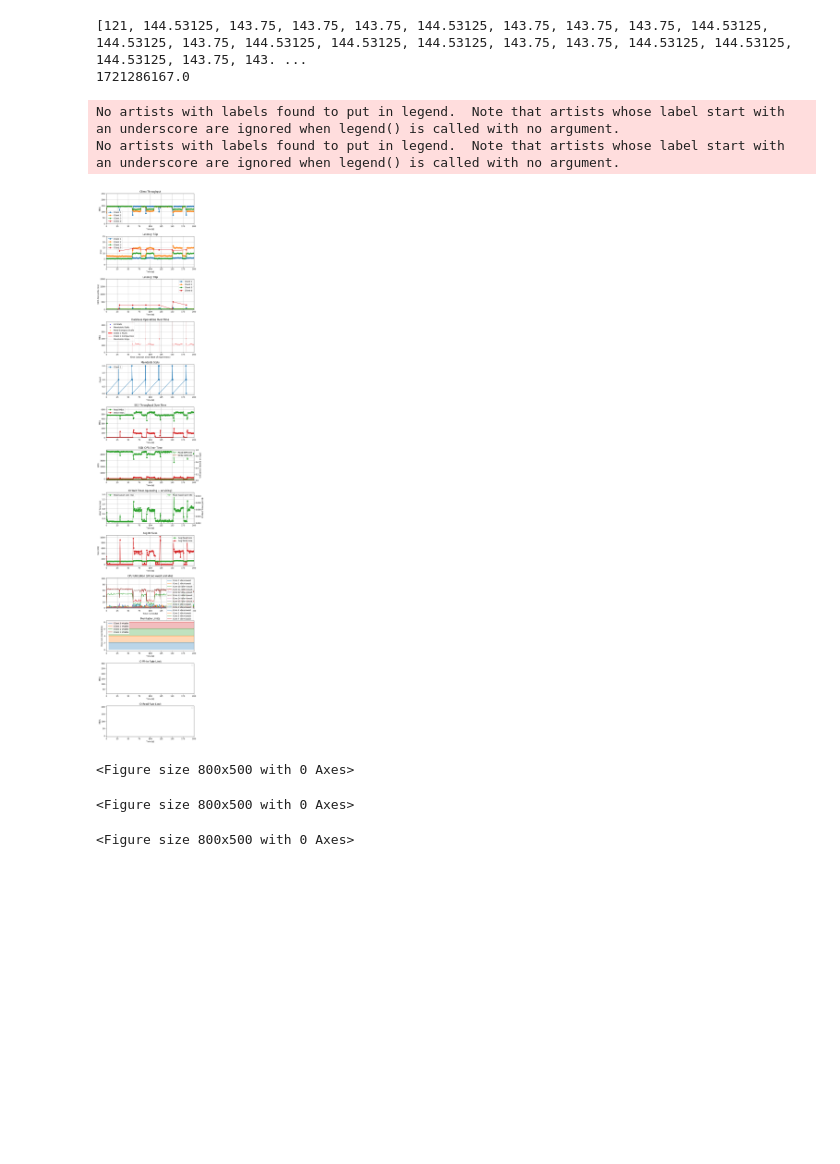
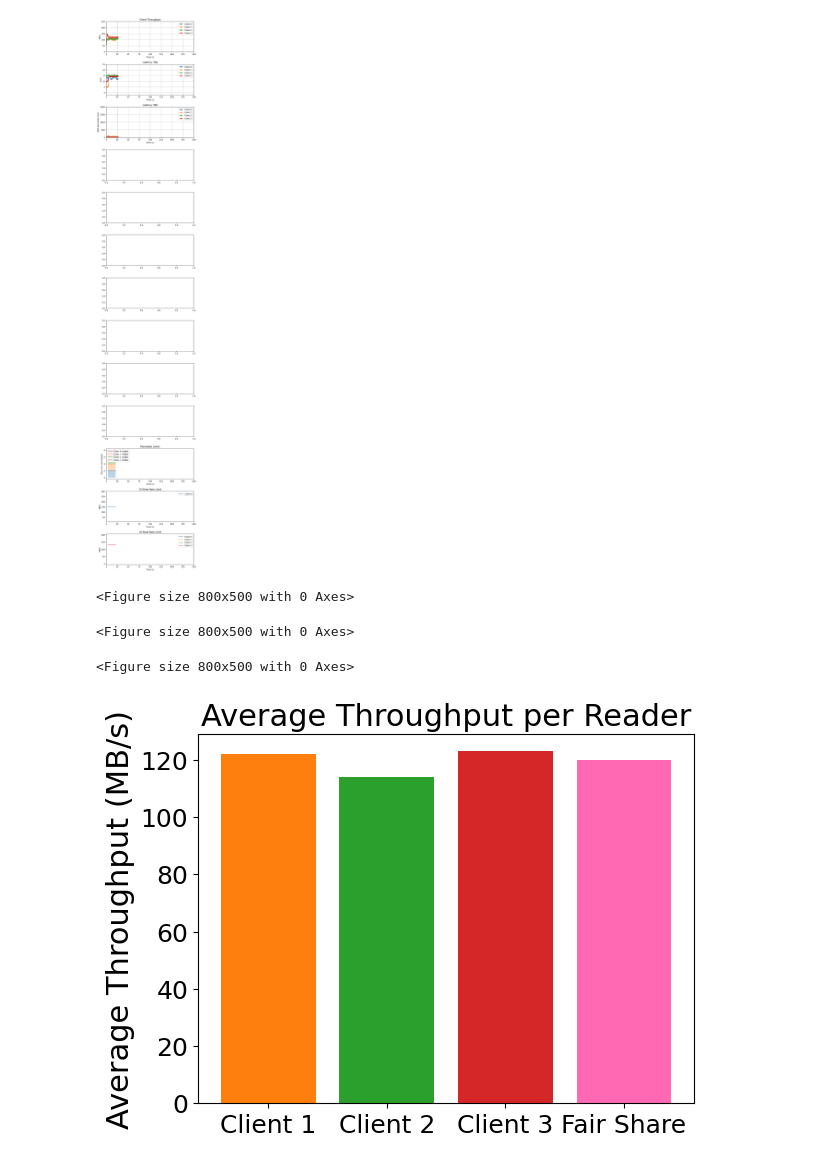
Before and after one commit to tyler-griggs/YCSB-cpp, a Jupyter notebook: analysis.ipynb, the cells around one changed output. Drawn from its saved outputs; the diff is of its cells as text; code cells hidden in the pictures; blank space fills up the shorter version.

```diff
--- a/analysis.ipynb
+++ b/analysis.ipynb
@@ -89,12 +89,7 @@ def plot_client_results(output_file, axs, xlim):
                 j += 1
 
                 cf_name, memtable_count, memtables_size = memtable_match.group(1,2,3)
-                print(cf_name, memtable_count, memtables_size)
 
-        for i in range(len(client_data['3']['Tput'])):
-            if client_data['2']['Tput'][i] < 120:
-                client_data['3']['Tput'][i] = random.randint(118, 121)
-        print(client_data['3']['Tput'])
             # client_data[client_id]['Tput'].append(random.randint(1150, 1250))
 
     def plot_metric(metric, title, ylabel, fig_loc, ylim):
@@ -932,34 +883,48 @@ def plot_rsched_stats(output_file, axs, start_time, xlim, fig_loc):
 # %%
 import time
 
 def generate_plots(xlim, output_file):
   _, axs = plt.subplots(13, 1, figsize=(8, 50))
   plt.subplots_adjust(hspace=0.4)
-  start_time = plot_client_results(output_file, axs, xlim)
-  plot_rocksdb_events(output_file, axs, start_time, xlim, (3,0))
-  plot_memtable_stats(output_file, axs, start_time, xlim, (4,0))
+  start_time_s = plot_client_results(output_file, axs, xlim)
+  # plot_rocksdb_events(output_file, axs, start_time_s, xlim, (3,0))
+  # plot_memtable_stats(output_file, axs, start_time_s, xlim, (4,0))
 
-  start_time_shift = 0
-  plot_overall_tputs(output_file, axs, start_time_shift, xlim, (5,0))
-  plot_overall_iops(output_file, axs, start_time_shift, xlim, (6,0))
-  plot_io_waittimes(output_file, axs, start_time_shift, xlim, (7,0))
-  plot_io_reqsize(output_file, axs, start_time_shift, xlim, (8,0))
-  plot_cpu_util(output_file, axs, start_time_shift, xlim, (9,0))
+  # start_time_shift = 0
+  # plot_overall_tputs(output_file, axs, start_time_shift, xlim, (5,0))
+  # plot_overall_iops(output_file, axs, start_time_shift, xlim, (6,0))
+  # plot_io_waittimes(output_file, axs, start_time_shift, xlim, (7,0))
+  # plot_io_reqsize(output_file, axs, start_time_shift, xlim, (8,0))
+  # plot_cpu_util(output_file, axs, start_time_shift, xlim, (9,0))
 
   # plot_level_stats(output_file, axs, (10, 0))
-  # plot_rsched_stats(output_file, axs, start_time, xlim, (10, 0))
-  plot_rsched_stats(output_file, axs, 0, xlim, (10, 11, 12))
+  plot_rsched_stats(output_file, axs, start_time_s, xlim, (10, 11, 12))
   plt.show()
 
 xlim = (0, 200)
 output_file = "results/timeseries_" + str(int(time.time())) + ".txt"
 generate_plots(xlim, output_file)
 # %% [output]
+[figure, new version]
-[121, 144.53125, 143.75, 143.75, 143.75, 144.53125, 143.75, 143.75, 143.75, 144.53125, 144.53125, 143.75, 144.53125, 144.53125, 144.53125, 143.75, 143.75, 144.53125, 144.53125, 144.53125, 143.75, 143. ...
-1721286167.0
+<Figure size 800x500 with 0 Axes>
-No artists with labels found to put in legend.  Note that artists whose label start with an underscore are ignored when legend() is called with no argument.
-No artists with labels found to put in legend.  Note that artists whose label start with an underscore are ignored when legend() is called with no argument.
+<Figure size 800x500 with 0 Axes>
-[figure, old version]
 <Figure size 800x500 with 0 Axes>
-<Figure size 800x500 with 0 Axes>
-<Figure size 800x500 with 0 Axes>
+# %%
+import matplotlib.pyplot as plt
+
+
+categories = ['Client 1', 'Client 2', 'Client 3', 'Fair Share']
+values = [122,114, 123, 120]
+colors = ['tab:orange', 'tab:green', 'tab:red', 'hotpink']
+plt.bar(categories, values, color=colors)
+
+# Add title and labels
+plt.title('Average Throughput per Reader', fontsize=22)
+plt.ylabel('Average Throughput (MB/s)', fontsize=22)
+plt.xticks(fontsize=18)
+plt.yticks(fontsize=18)
+
+# Display the plot
+plt.show()
+# %% [output]
+[figure, added]
```
Also changed, not shown: parts of 2 cells of this notebook, 3 other files.
